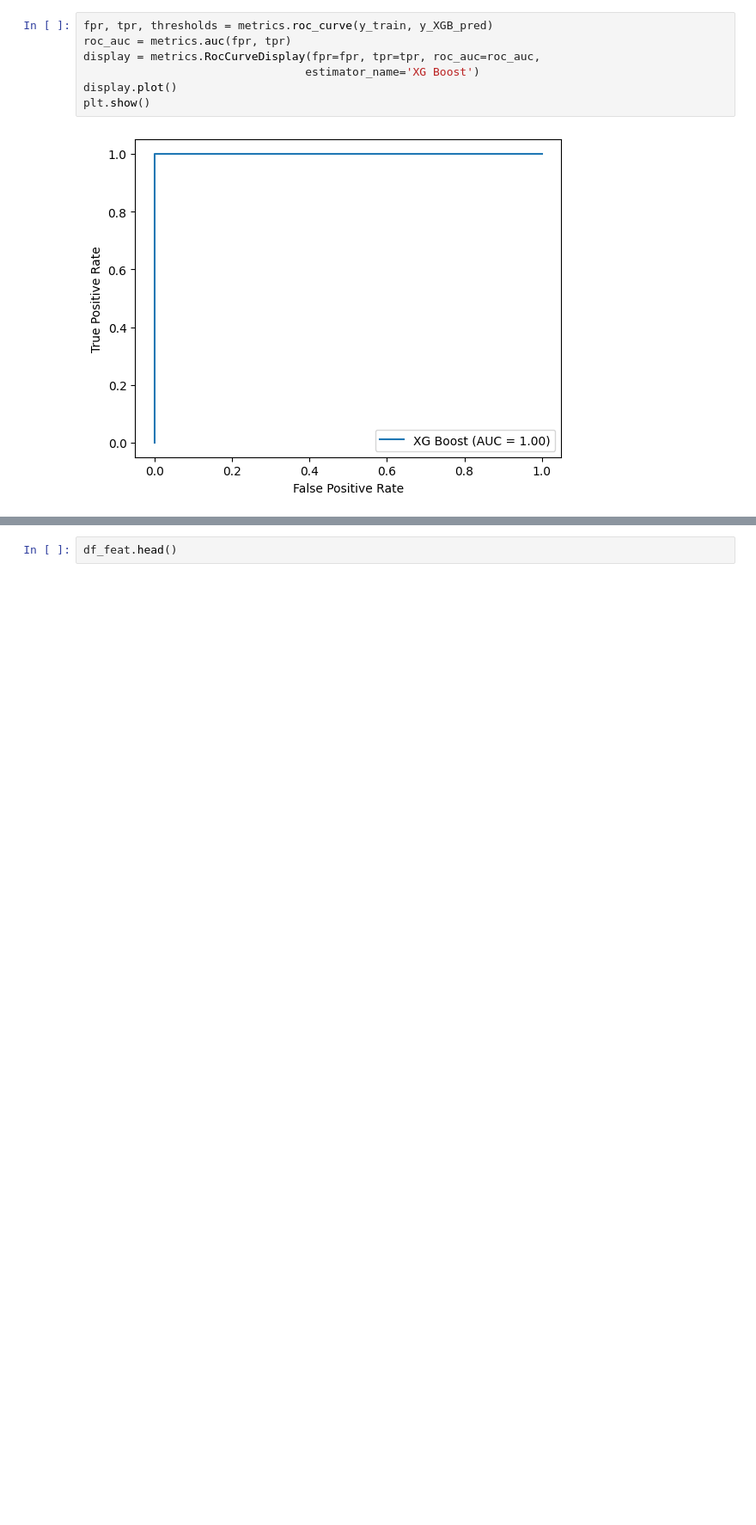
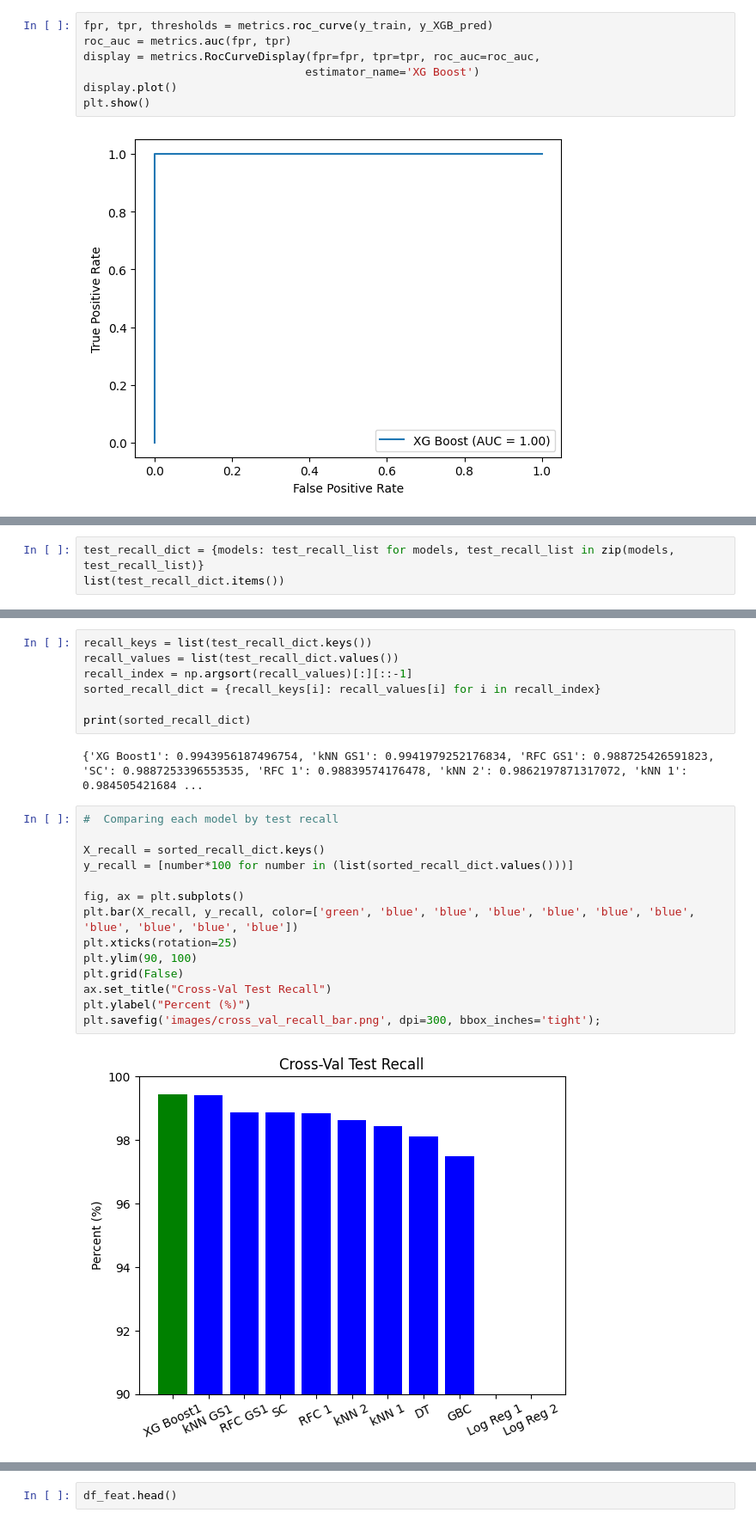
Before and after one commit to mccafj/Fall_Detection_Model, a Jupyter notebook: scratch_notebook.ipynb, the cells around one changed output, grey strips where cells are left out. Shown at 86% size. Cells and saved outputs as stored; diff of their text form; blank space fills up the shorter version.

```diff
--- a/scratch_notebook.ipynb
+++ b/scratch_notebook.ipynb
@@ -1759,0 +2022,3 @@ plt.show()
+# %%
+test_recall_dict = {models: test_recall_list for models, test_recall_list in zip(models, test_recall_list)}
+list(test_recall_dict.items())
@@ -1759,0 +2037,25 @@ plt.show()
+# %%
+recall_keys = list(test_recall_dict.keys())
+recall_values = list(test_recall_dict.values())
+recall_index = np.argsort(recall_values)[:][::-1]
+sorted_recall_dict = {recall_keys[i]: recall_values[i] for i in recall_index}
+
+print(sorted_recall_dict)
+# %% [output]
+{'XG Boost1': 0.9943956187496754, 'kNN GS1': 0.9941979252176834, 'RFC GS1': 0.988725426591823, 'SC': 0.9887253396553535, 'RFC 1': 0.98839574176478, 'kNN 2': 0.9862197871317072, 'kNN 1': 0.984505421684 ...
+# %%
+#  Comparing each model by test recall
+
+X_recall = sorted_recall_dict.keys()
+y_recall = [number*100 for number in (list(sorted_recall_dict.values()))]
+
+fig, ax = plt.subplots()
+plt.bar(X_recall, y_recall, color=['green', 'blue', 'blue', 'blue', 'blue', 'blue', 'blue', 'blue', 'blue', 'blue', 'blue'])
+plt.xticks(rotation=25)
+plt.ylim(90, 100)
+plt.grid(False)
+ax.set_title("Cross-Val Test Recall")
+plt.ylabel("Percent (%)")
+plt.savefig('images/cross_val_recall_bar.png', dpi=300, bbox_inches='tight');
+# %% [output]
+[figure, added]
```
Also changed, not shown: parts of 153 cells of this notebook, 7 other files.
